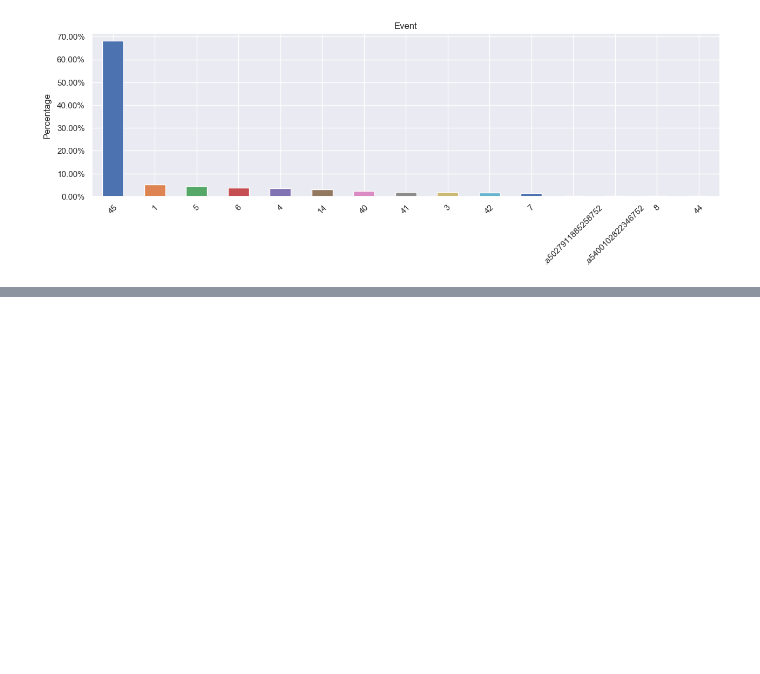
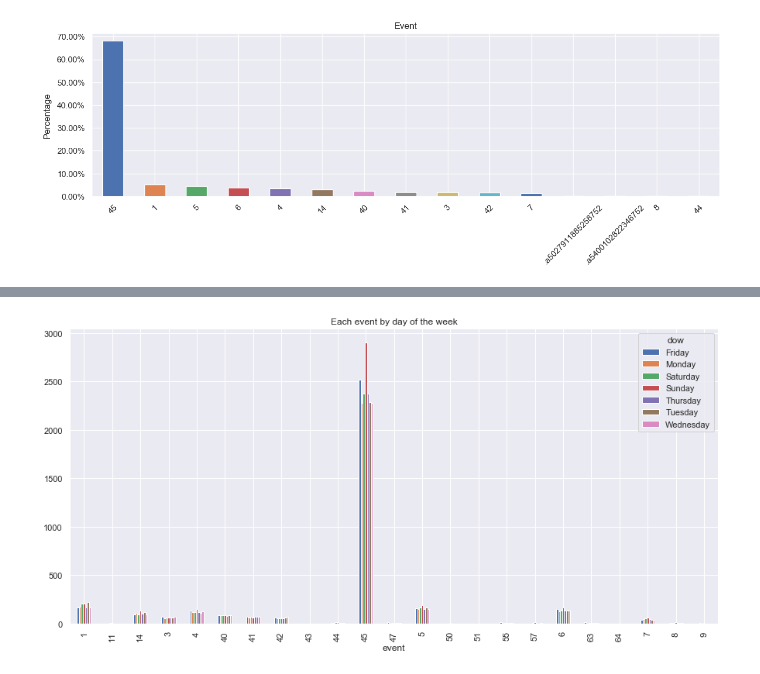
Before and after one commit to robertisandor/In-App-Purchase-Prediction, a Jupyter notebook: eda.ipynb, the cells around one changed output, grey strips where cells are left out. Saved outputs shown, nothing was run; the diff lists cells and outputs as text; code cells hidden in the pictures; blank space fills up the shorter version.

```diff
--- a/eda.ipynb
+++ b/eda.ipynb
@@ -247,0 +300,5 @@ ValueError: year 50720 is out of range
+# %%
+fig, ax = plt.subplots(figsize=(15,7))
+df_events.groupby(['event', 'dow']).count()['app_id'].unstack()[20:].plot(kind='bar', title="Each event by day of the week",ax=ax);
+# %% [output]
+[figure, added]
```
Also changed, not shown: parts of 8 cells of this notebook.
